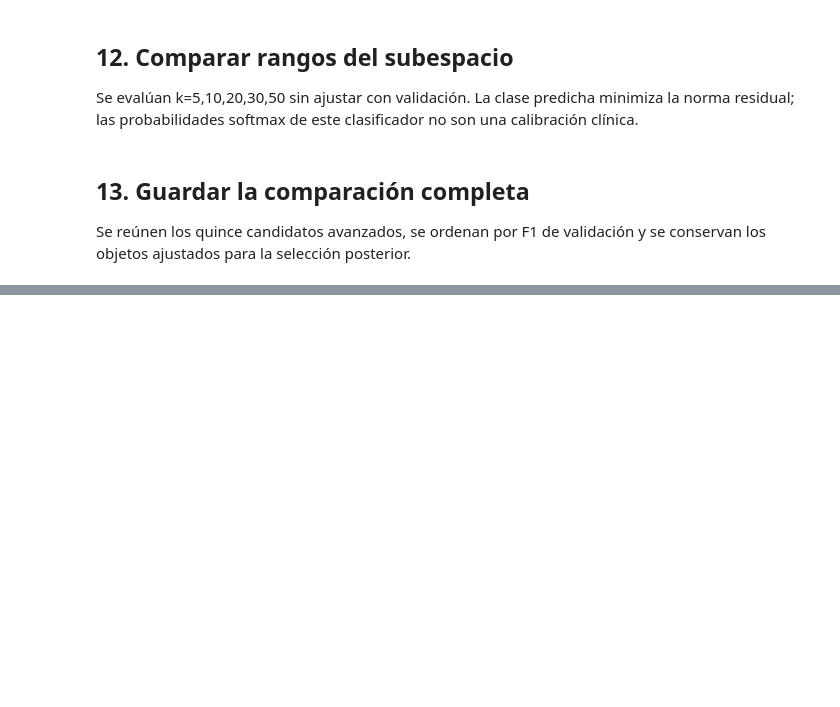
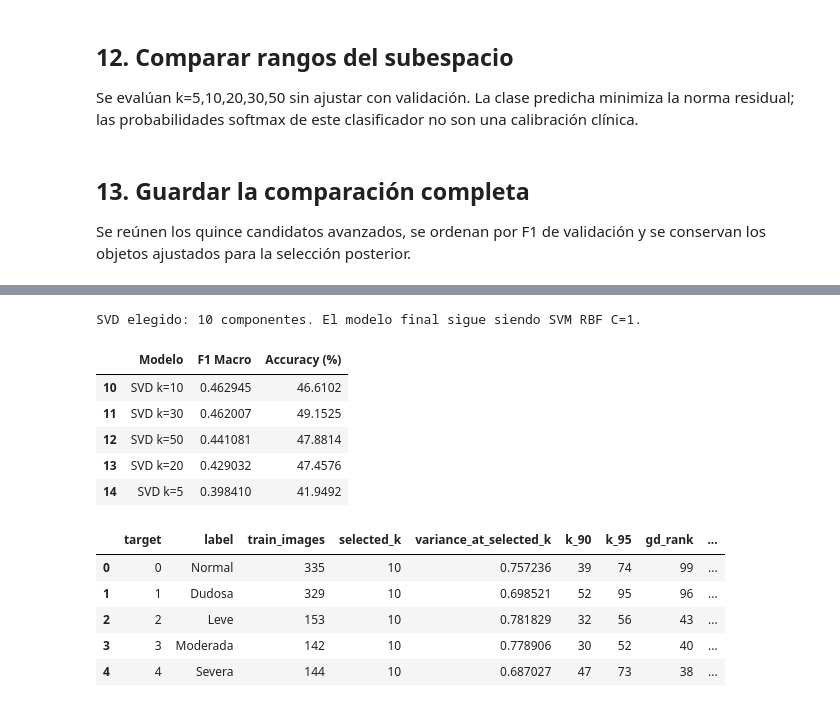
Before and after one commit to J-Palma/ML1_2026-2, a Jupyter notebook: TP_4/proyecto-rodilla/notebooks/04_Modelos_Avanzados.ipynb, the cells around one changed output, grey strips where cells are left out. Saved outputs shown, nothing was run; the diff lists cells and outputs as text; code cells hidden in the pictures; blank space fills up the shorter version.

```diff
--- a/TP_4/proyecto-rodilla/notebooks/04_Modelos_Avanzados.ipynb
+++ b/TP_4/proyecto-rodilla/notebooks/04_Modelos_Avanzados.ipynb
@@ -389,0 +468,29 @@ display(table)
+# %%
+svd_validation = pd.read_json(REPORTS / "advanced_validation.json")
+svd_validation = svd_validation[svd_validation.family == "SVD"].sort_values(
+    "F1 Macro", ascending=False, kind="stable"
+)
+selected_k = int(svd_validation.iloc[0].Modelo.split("k=")[1])
+diagnostic_scaler, svd_classes, svd_summary = fit_svd_diagnostics(
+    a["X_train_flat"], a["y_train"], LABELS, selected_k
+)
+svd_summary.to_csv(REPORTS / "svd_diagnostics.csv", index=False)
+display(svd_validation[["Modelo", "F1 Macro", "Accuracy (%)"]])
+display(svd_summary)
+print(
+    "SVD elegido:", selected_k, "componentes. El modelo final sigue siendo SVM RBF C=1."
+)
+# %% [output]
+SVD elegido: 10 componentes. El modelo final sigue siendo SVM RBF C=1.
+|  | Modelo | F1 Macro | Accuracy (%) |
+| 10 | SVD k=10 | 0.462945 | 46.6102 |
+| 11 | SVD k=30 | 0.462007 | 49.1525 |
+| 12 | SVD k=50 | 0.441081 | 47.8814 |
+| 13 | SVD k=20 | 0.429032 | 47.4576 |
+| 14 | SVD k=5 | 0.398410 | 41.9492 |
+|  | target | label | train_images | selected_k | variance_at_selected_k | k_90 | k_95 | gd_rank | ... |
+| 0 | 0 | Normal | 335 | 10 | 0.757236 | 39 | 74 | 99 | ... |
+| 1 | 1 | Dudosa | 329 | 10 | 0.698521 | 52 | 95 | 96 | ... |
+| 2 | 2 | Leve | 153 | 10 | 0.781829 | 32 | 56 | 43 | ... |
+| 3 | 3 | Moderada | 142 | 10 | 0.778906 | 30 | 52 | 40 | ... |
+| 4 | 4 | Severa | 144 | 10 | 0.687027 | 47 | 73 | 38 | ... |
```
Also changed, not shown: parts of 10 cells of this notebook, 25 other files.
